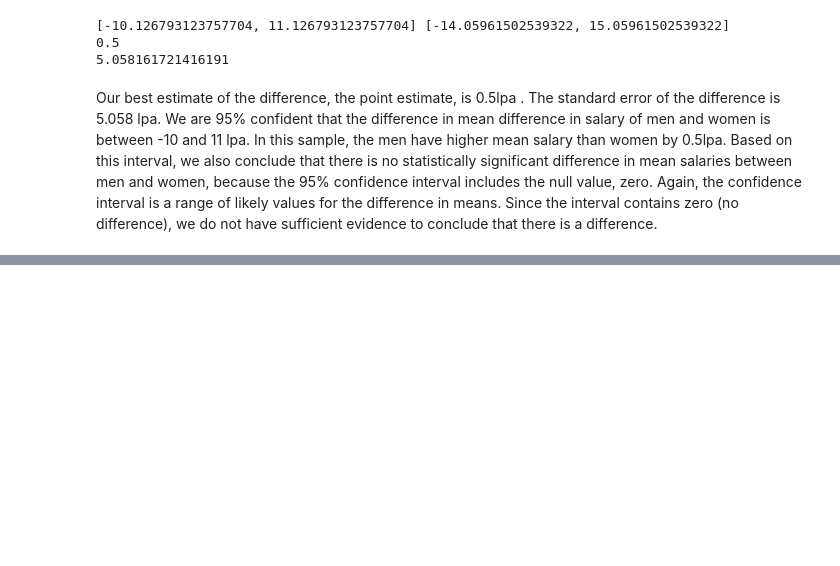
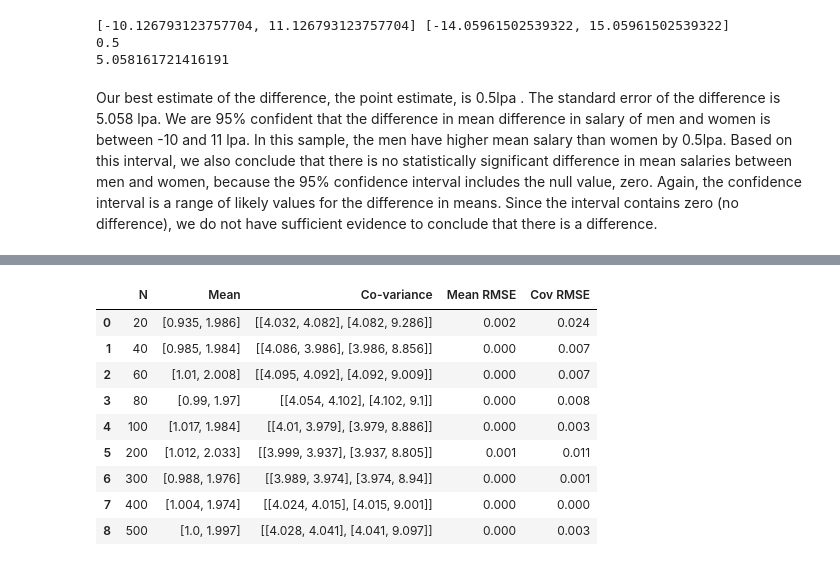
Before and after one commit to Pratvi27/Data-Analysis-and-Visualization, a Jupyter notebook: codes/Assignment.ipynb, the cells around one changed output, grey strips where cells are left out. Saved outputs shown, nothing was run; the diff lists cells and outputs as text; code cells hidden in the pictures; blank space fills up the shorter version.

```diff
--- a/codes/Assignment.ipynb
+++ b/codes/Assignment.ipynb
@@ -41,0 +74,13 @@ Our best estimate of the difference, the point estimate, is 0.5lpa . The standar
+# %%
+def gen_mean_var(N):
+    sample_mean=np.zeros(2)
+    sample_cov=[[0,0],[0,0]]
+    sample_cov=np.array(sample_cov)
+    for i in range(N):
+        data = np.random.multivariate_normal(mean, var, 100)
+        sample_mean =sample_mean + np.array([data[:,0].mean(),data[:,1].mean()])
+        sample_cov = sample_cov + np.cov(data[:,0],data[:,1])
+
+    sample_mean= sample_mean/N
+    sample_cov = sample_cov/N
+    return data,sample_mean,sample_cov
@@ -41,0 +98,26 @@ Our best estimate of the difference, the point estimate, is 0.5lpa . The standar
+# %%
+N=[20,40,60,80,100,200,300,400,500]
+cols=['N','Mean','Co-variance','Mean RMSE','Cov RMSE']
+df = pd.DataFrame(columns=cols)
+for n in N:
+    df_list={}
+    temp_data,temp_mean,temp_cov = gen_mean_var(n)
+    df_list[cols[0]] = n
+    df_list[cols[1]] = np.around(temp_mean,3)
+    df_list[cols[2]] = np.around(temp_cov,3)
+    df_list[cols[3]] = np.around(mean_squared_error(mean,temp_mean),3)
+    df_list[cols[4]] = np.around(mean_squared_error(var,temp_cov),3)
+    df=df.append(df_list,ignore_index=True)
+# pd.set_option('display.max_columns', None)
+df
+# %% [output]
+|  | N | Mean | Co-variance | Mean RMSE | Cov RMSE |
+| 0 | 20 | [0.935, 1.986] | [[4.032, 4.082], [4.082, 9.286]] | 0.002 | 0.024 |
+| 1 | 40 | [0.985, 1.984] | [[4.086, 3.986], [3.986, 8.856]] | 0.000 | 0.007 |
+| 2 | 60 | [1.01, 2.008] | [[4.095, 4.092], [4.092, 9.009]] | 0.000 | 0.007 |
+| 3 | 80 | [0.99, 1.97] | [[4.054, 4.102], [4.102, 9.1]] | 0.000 | 0.008 |
+| 4 | 100 | [1.017, 1.984] | [[4.01, 3.979], [3.979, 8.886]] | 0.000 | 0.003 |
+| 5 | 200 | [1.012, 2.033] | [[3.999, 3.937], [3.937, 8.805]] | 0.001 | 0.011 |
+| 6 | 300 | [0.988, 1.976] | [[3.989, 3.974], [3.974, 8.94]] | 0.000 | 0.001 |
+| 7 | 400 | [1.004, 1.974] | [[4.024, 4.015], [4.015, 9.001]] | 0.000 | 0.000 |
+| 8 | 500 | [1.0, 1.997] | [[4.028, 4.041], [4.041, 9.097]] | 0.000 | 0.003 |
```
Also changed, not shown: parts of 7 cells of this notebook.
